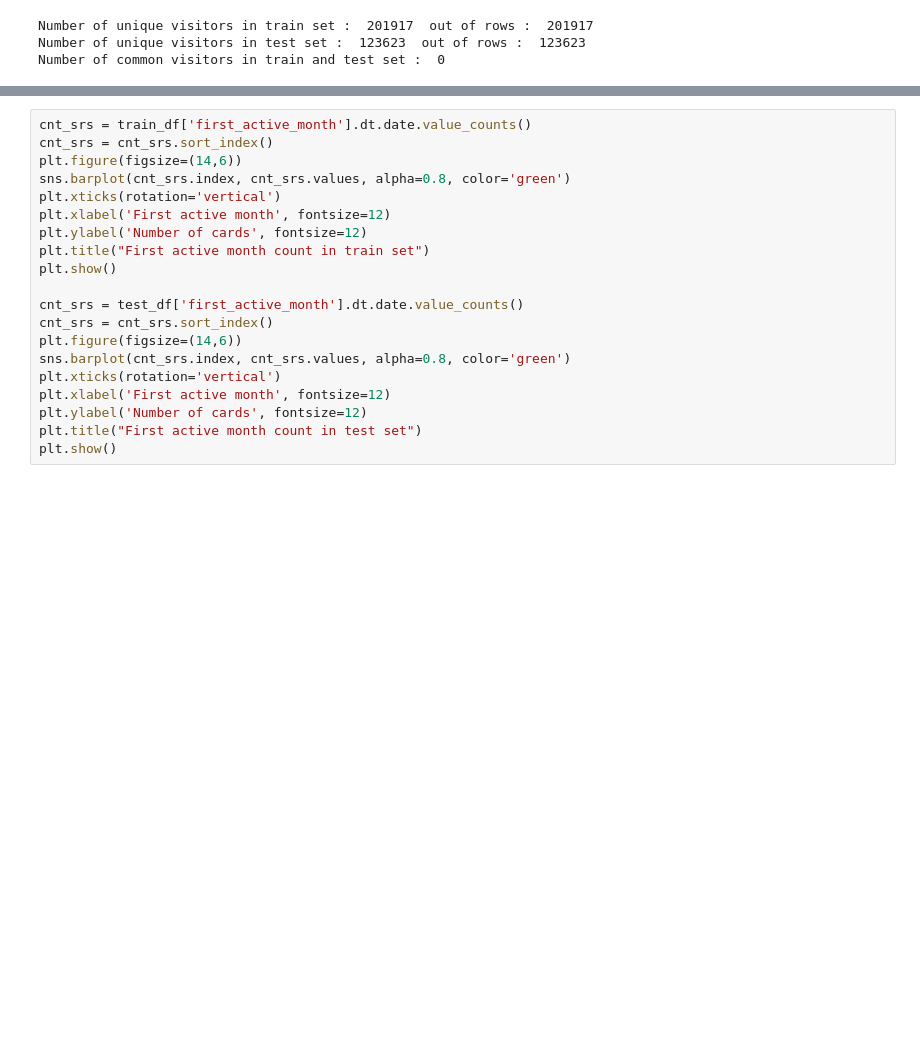
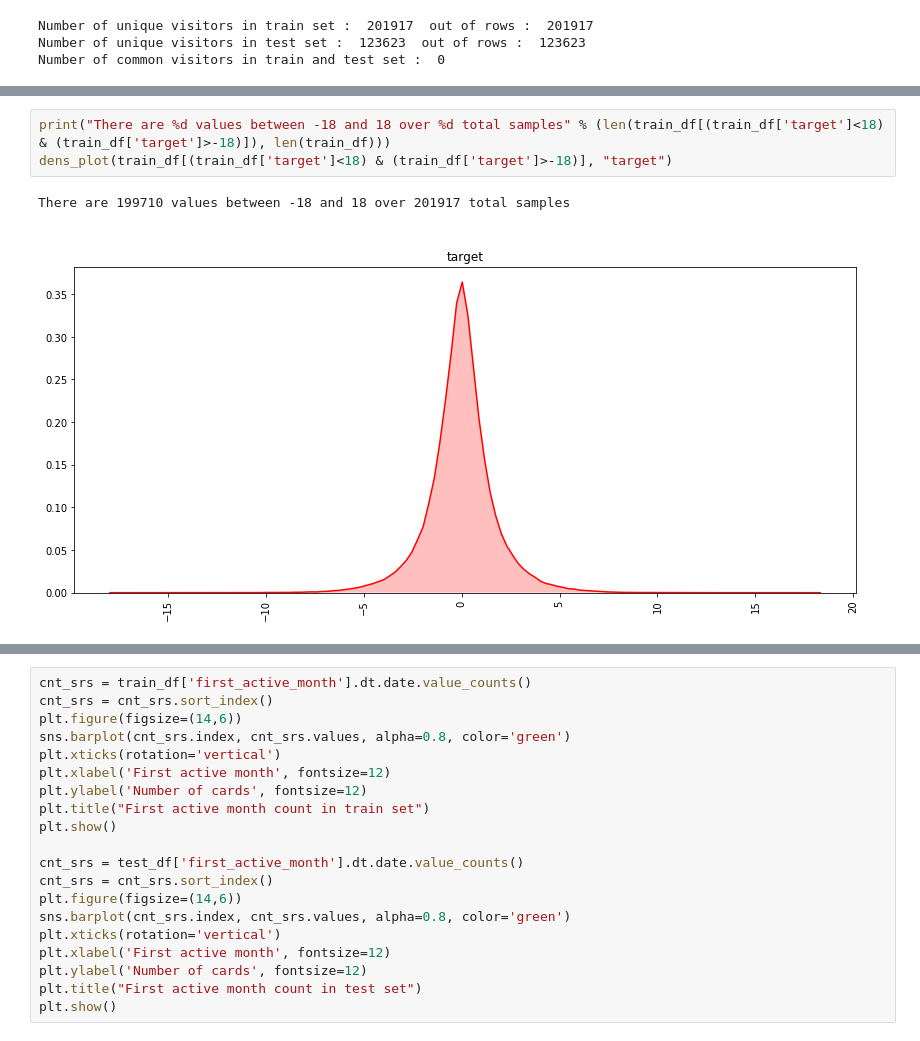
Before and after one commit to TacchinoLeso/ELO, a Jupyter notebook: (1)Train_test_cleaning.ipynb, the cells around one changed output, grey strips where cells are left out. Drawn from its saved outputs; the diff is of its cells as text; blank space fills up the shorter version.

```diff
--- a/(1)Train_test_cleaning.ipynb
+++ b/(1)Train_test_cleaning.ipynb
@@ -108,0 +117,6 @@ plt.show()
+# %%
+print("There are %d values between -18 and 18 over %d total samples" % (len(train_df[(train_df['target']<18) & (train_df['target']>-18)]), len(train_df)))
+dens_plot(train_df[(train_df['target']<18) & (train_df['target']>-18)], "target")
+# %% [output]
+There are 199710 values between -18 and 18 over 201917 total samples
+[figure, added]
```
Also changed, not shown: parts of 11 cells of this notebook, 10 other files.
